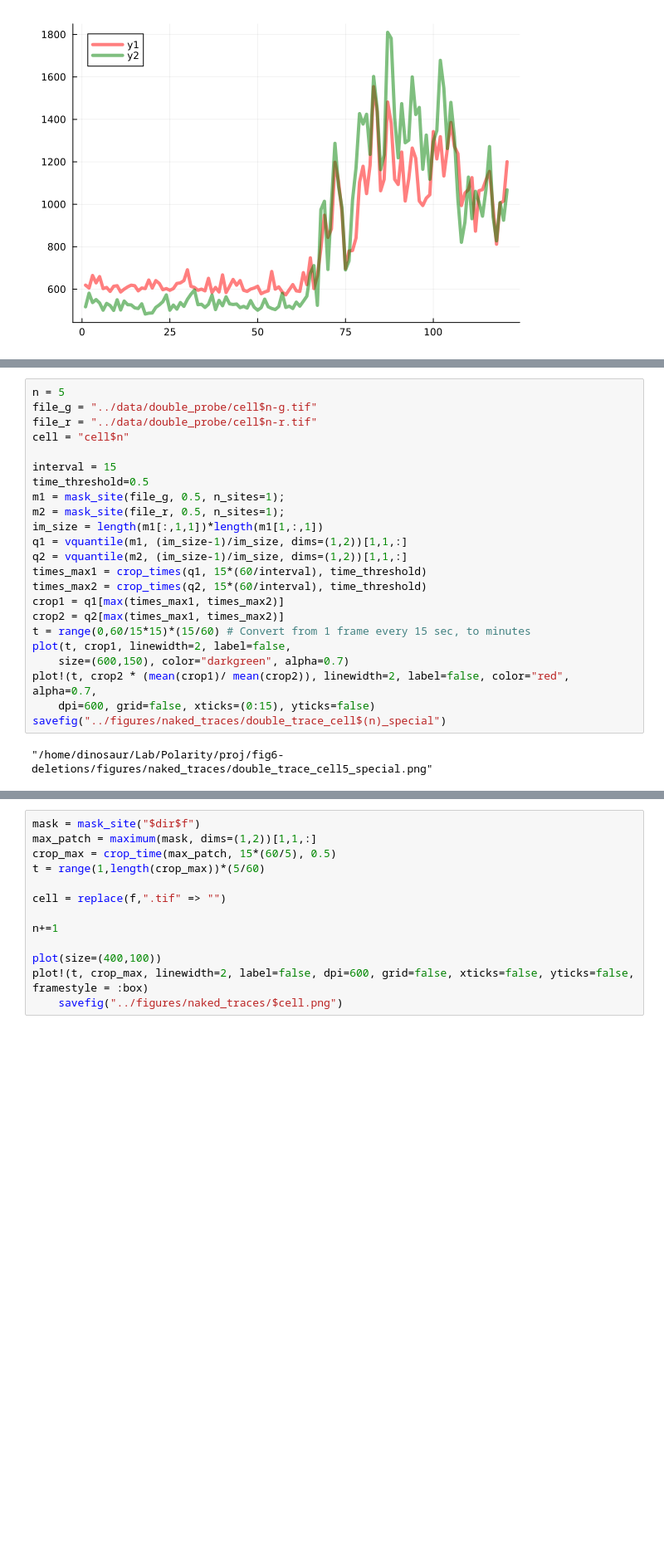
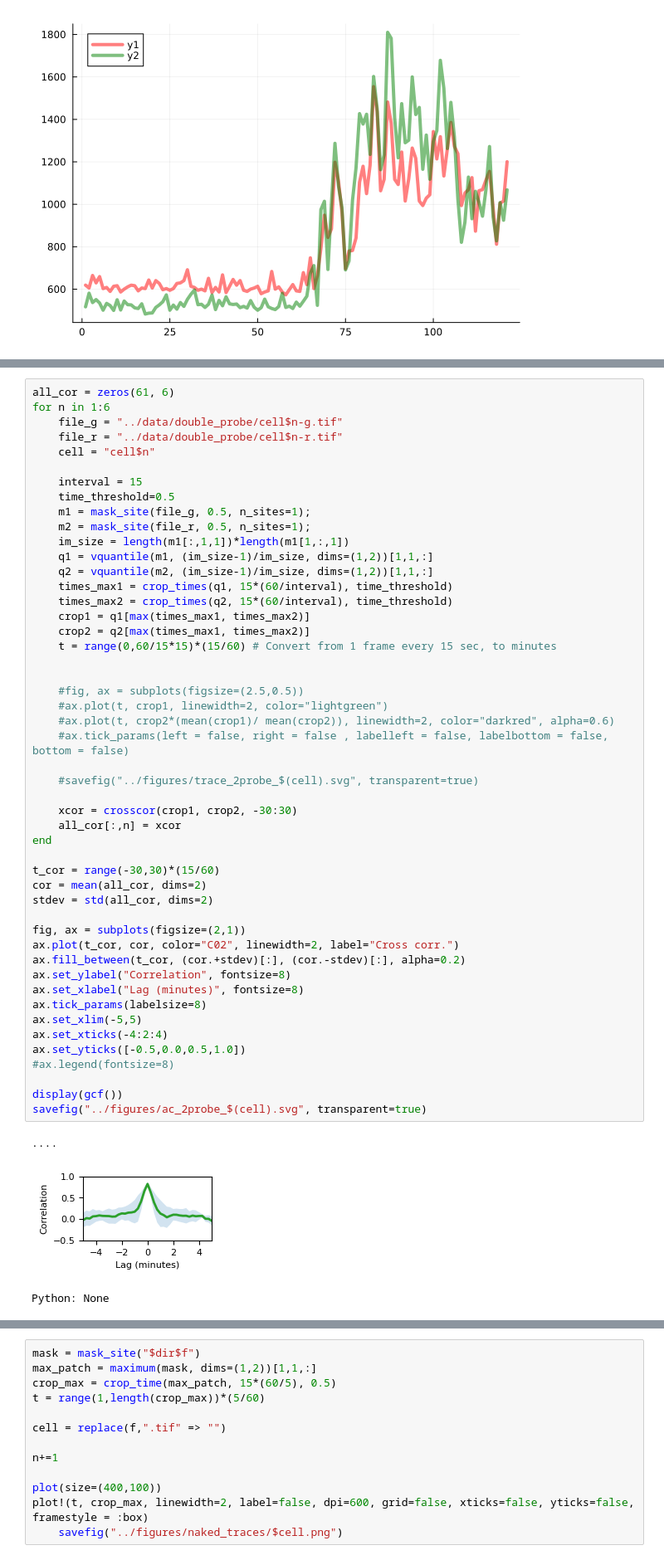
Before and after one commit to crockeraw/PolarityProject, a Jupyter notebook: proj/fig6-deletions/notebooks/colocalization.ipynb, the cells around one changed output, grey strips where cells are left out. Shown: that part at 83% size. Saved outputs shown, nothing was run; the diff lists cells and outputs as text; blank space fills up the shorter version.

```diff
--- a/proj/fig6-deletions/notebooks/colocalization.ipynb
+++ b/proj/fig6-deletions/notebooks/colocalization.ipynb
@@ -90,25 +101,53 @@ plot!(t, crop2 * (mean(crop1)/ mean(crop2)), xticks=range(0,15), linewidth=2, la
 # %%
-n = 5
-file_g = "../data/double_probe/cell$n-g.tif"
-file_r = "../data/double_probe/cell$n-r.tif"
-cell = "cell$n"
+all_cor = zeros(61, 6)
+for n in 1:6
+    file_g = "../data/double_probe/cell$n-g.tif"
+    file_r = "../data/double_probe/cell$n-r.tif"
+    cell = "cell$n"
 
-interval = 15
-time_threshold=0.5
-m1 = mask_site(file_g, 0.5, n_sites=1);
-m2 = mask_site(file_r, 0.5, n_sites=1);
-im_size = length(m1[:,1,1])*length(m1[1,:,1])
-q1 = vquantile(m1, (im_size-1)/im_size, dims=(1,2))[1,1,:]
-q2 = vquantile(m2, (im_size-1)/im_size, dims=(1,2))[1,1,:]
-times_max1 = crop_times(q1, 15*(60/interval), time_threshold)
-times_max2 = crop_times(q2, 15*(60/interval), time_threshold)
-crop1 = q1[max(times_max1, times_max2)]
-crop2 = q2[max(times_max1, times_max2)]
-t = range(0,60/15*15)*(15/60) # Convert from 1 frame every 15 sec, to minutes
-plot(t, crop1, linewidth=2, label=false,
-    size=(600,150), color="darkgreen", alpha=0.7)
-plot!(t, crop2 * (mean(crop1)/ mean(crop2)), linewidth=2, label=false, color="red", alpha=0.7,
-    dpi=600, grid=false, xticks=(0:15), yticks=false)
-savefig("../figures/naked_traces/double_trace_cell$(n)_special")
+    interval = 15
+    time_threshold=0.5
+    m1 = mask_site(file_g, 0.5, n_sites=1);
+    m2 = mask_site(file_r, 0.5, n_sites=1);
+    im_size = length(m1[:,1,1])*length(m1[1,:,1])
+    q1 = vquantile(m1, (im_size-1)/im_size, dims=(1,2))[1,1,:]
+    q2 = vquantile(m2, (im_size-1)/im_size, dims=(1,2))[1,1,:]
+    times_max1 = crop_times(q1, 15*(60/interval), time_threshold)
+    times_max2 = crop_times(q2, 15*(60/interval), time_threshold)
+    crop1 = q1[max(times_max1, times_max2)]
+    crop2 = q2[max(times_max1, times_max2)]
+    t = range(0,60/15*15)*(15/60) # Convert from 1 frame every 15 sec, to minutes
+
+
+    #fig, ax = subplots(figsize=(2.5,0.5))
+    #ax.plot(t, crop1, linewidth=2, color="lightgreen")
+    #ax.plot(t, crop2*(mean(crop1)/ mean(crop2)), linewidth=2, color="darkred", alpha=0.6)
+    #ax.tick_params(left = false, right = false , labelleft = false, labelbottom = false, bottom = false)
+
+    #savefig("../figures/trace_2probe_$(cell).svg", transparent=true)
+
+    xcor = crosscor(crop1, crop2, -30:30)
+    all_cor[:,n] = xcor
+end
+
+t_cor = range(-30,30)*(15/60)
+cor = mean(all_cor, dims=2)
+stdev = std(all_cor, dims=2)
+
+fig, ax = subplots(figsize=(2,1))
+ax.plot(t_cor, cor, color="C02", linewidth=2, label="Cross corr.")
+ax.fill_between(t_cor, (cor.+stdev)[:], (cor.-stdev)[:], alpha=0.2)
+ax.set_ylabel("Correlation", fontsize=8)
+ax.set_xlabel("Lag (minutes)", fontsize=8)
+ax.tick_params(labelsize=8)
+ax.set_xlim(-5,5)
+ax.set_xticks(-4:2:4)
+ax.set_yticks([-0.5,0.0,0.5,1.0])
+#ax.legend(fontsize=8)
+
+display(gcf())
+savefig("../figures/ac_2probe_$(cell).svg", transparent=true)
 # %% [output]
-"/home/dinosaur/Lab/Polarity/proj/fig6-deletions/figures/naked_traces/double_trace_cell5_special.png"
+....
+[figure, added]
+Python: None
```
Also changed, not shown: parts of 3 cells of this notebook, 41 other files.
